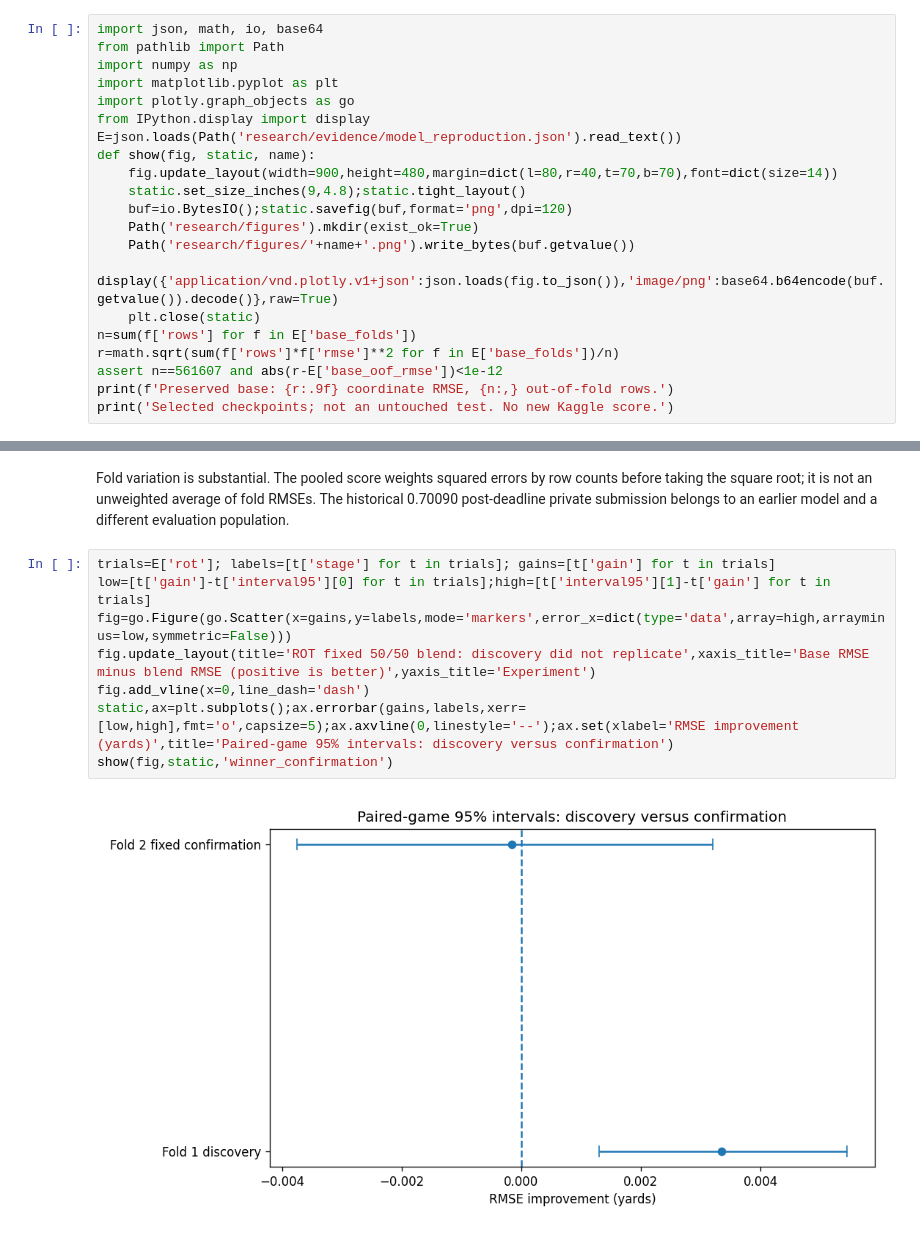
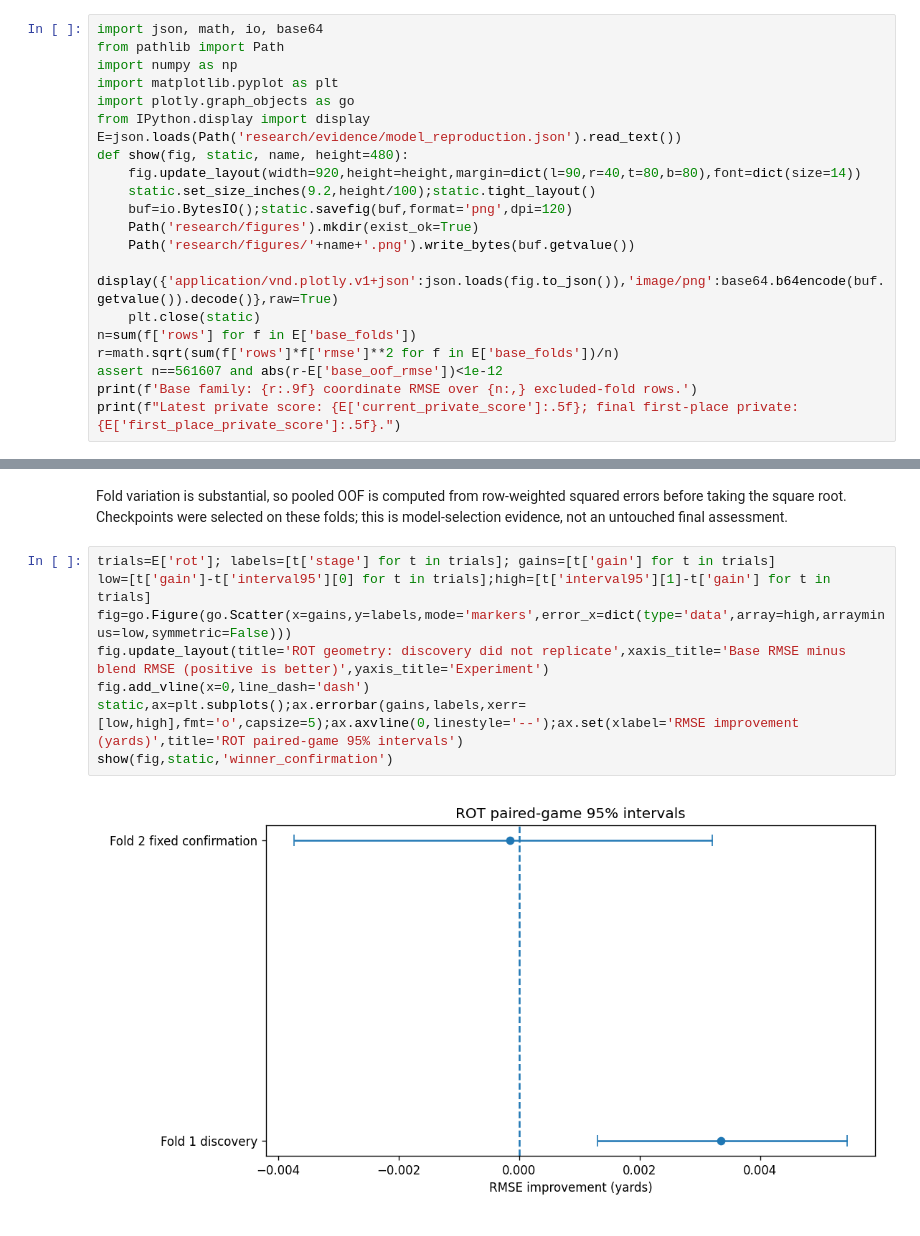
Before and after one commit to alvaromendizabal/nfl-player-trajectory, a Jupyter notebook: research/RECENT_MODELS.ipynb, the cells around one changed output, grey strips where cells are left out. Cells and saved outputs as stored; diff of their text form.

```diff
--- a/research/RECENT_MODELS.ipynb
+++ b/research/RECENT_MODELS.ipynb
@@ -22,9 +16,9 @@ import matplotlib.pyplot as plt
 import plotly.graph_objects as go
 from IPython.display import display
 E=json.loads(Path('research/evidence/model_reproduction.json').read_text())
-def show(fig, static, name):
-    fig.update_layout(width=900,height=480,margin=dict(l=80,r=40,t=70,b=70),font=dict(size=14))
-    static.set_size_inches(9,4.8);static.tight_layout()
+def show(fig, static, name, height=480):
+    fig.update_layout(width=920,height=height,margin=dict(l=90,r=40,t=80,b=80),font=dict(size=14))
+    static.set_size_inches(9.2,height/100);static.tight_layout()
     buf=io.BytesIO();static.savefig(buf,format='png',dpi=120)
     Path('research/figures').mkdir(exist_ok=True)
     Path('research/figures/'+name+'.png').write_bytes(buf.getvalue())
@@ -33,6 +27,6 @@ def show(fig, static, name):
 n=sum(f['rows'] for f in E['base_folds'])
 r=math.sqrt(sum(f['rows']*f['rmse']**2 for f in E['base_folds'])/n)
 assert n==561607 and abs(r-E['base_oof_rmse'])<1e-12
-print(f'Preserved base: {r:.9f} coordinate RMSE, {n:,} out-of-fold rows.')
-print('Selected checkpoints; not an untouched test. No new Kaggle score.')
+print(f'Base family: {r:.9f} coordinate RMSE over {n:,} excluded-fold rows.')
+print(f"Latest private score: {E['current_private_score']:.5f}; final first-place private: {E['first_place_private_score']:.5f}.")
 # %% [output]
@@ -47,15 +41,15 @@ static,ax=plt.subplots();ax.plot(x,y,marker='o');ax.axhline(E['base_oof_rmse'],l
 show(fig,static,'winner_folds')
 # %% [output]
 [figure]
-# %% [markdown]
-Fold variation is substantial. The pooled score weights squared errors by row counts before taking the square root; it is not an unweighted average of fold RMSEs. The historical 0.70090 post-deadline private submission belongs to an earlier model and a different evaluation population.
+# %% [markdown]
+Fold variation is substantial, so pooled OOF is computed from row-weighted squared errors before taking the square root. Checkpoints were selected on these folds; this is model-selection evidence, not an untouched final assessment.
 # %%
 trials=E['rot']; labels=[t['stage'] for t in trials]; gains=[t['gain'] for t in trials]
 low=[t['gain']-t['interval95'][0] for t in trials];high=[t['interval95'][1]-t['gain'] for t in trials]
 fig=go.Figure(go.Scatter(x=gains,y=labels,mode='markers',error_x=dict(type='data',array=high,arrayminus=low,symmetric=False)))
-fig.update_layout(title='ROT fixed 50/50 blend: discovery did not replicate',xaxis_title='Base RMSE minus blend RMSE (positive is better)',yaxis_title='Experiment')
+fig.update_layout(title='ROT geometry: discovery did not replicate',xaxis_title='Base RMSE minus blend RMSE (positive is better)',yaxis_title='Experiment')
 fig.add_vline(x=0,line_dash='dash')
-static,ax=plt.subplots();ax.errorbar(gains,labels,xerr=[low,high],fmt='o',capsize=5);ax.axvline(0,linestyle='--');ax.set(xlabel='RMSE improvement (yards)',title='Paired-game 95% intervals: discovery versus confirmation')
+static,ax=plt.subplots();ax.errorbar(gains,labels,xerr=[low,high],fmt='o',capsize=5);ax.axvline(0,linestyle='--');ax.set(xlabel='RMSE improvement (yards)',title='ROT paired-game 95% intervals')
 show(fig,static,'winner_confirmation')
 # %% [output]
-[figure, old version]
+[figure, new version]
```
Also changed, not shown: parts of 18 cells of this notebook, 7 other files.
